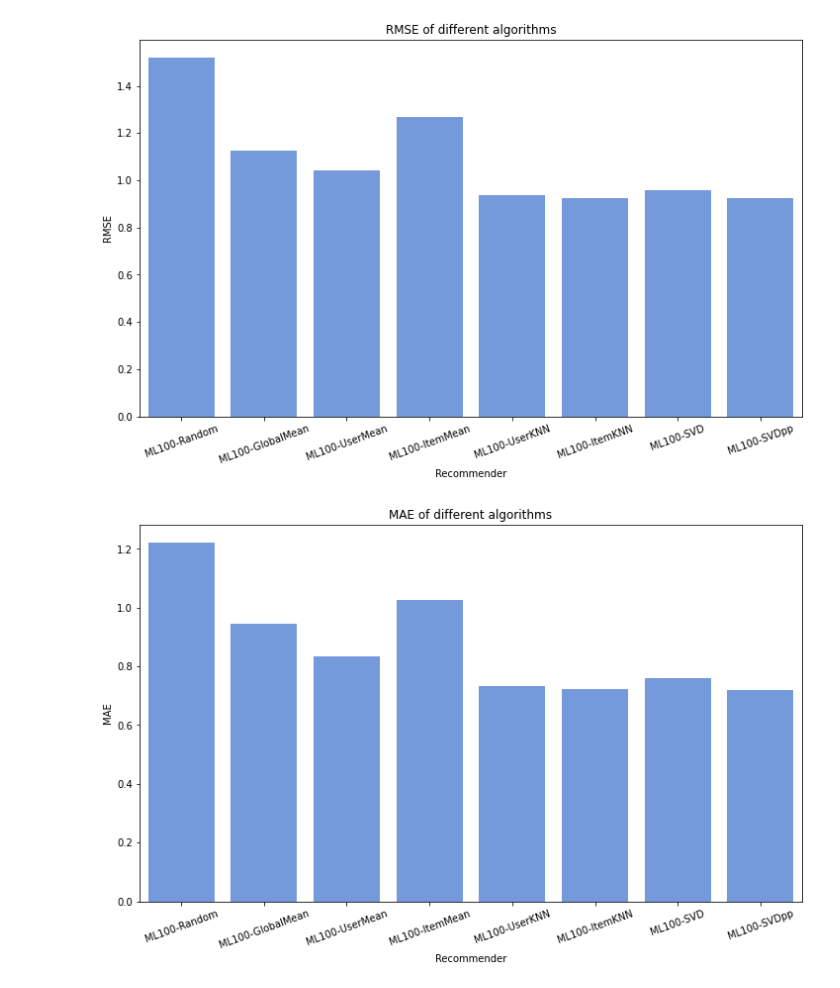
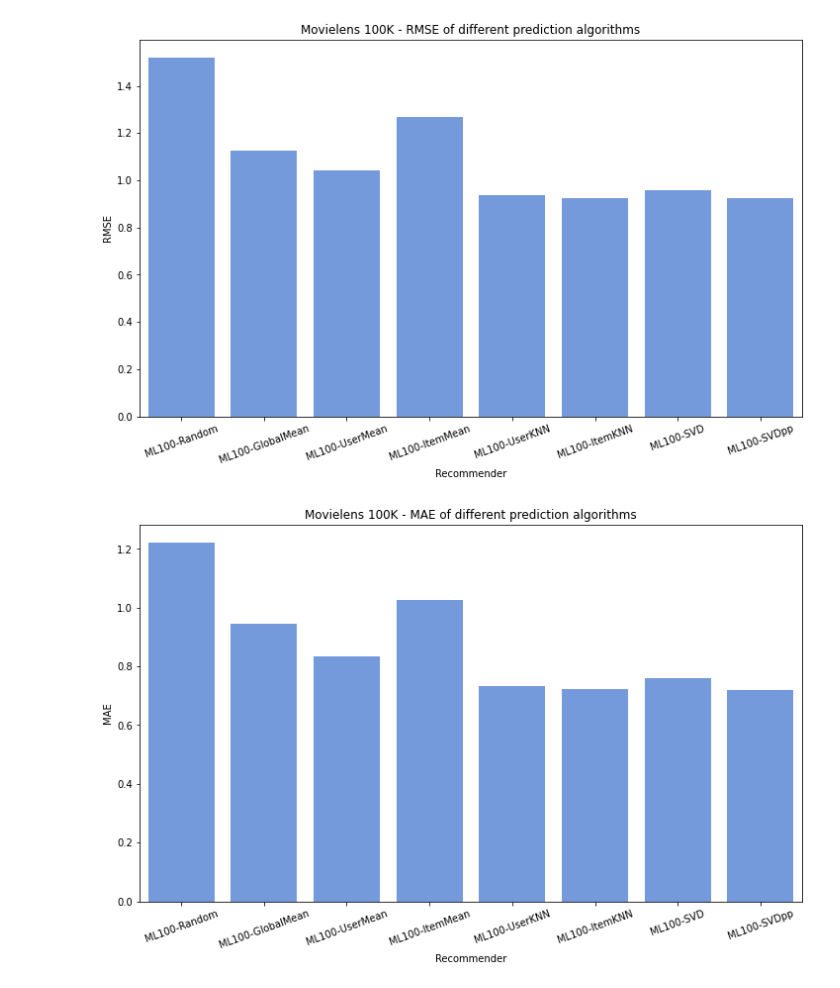
Before and after one commit to geriskenderi/recommender-systems, a Jupyter notebook: final_notebooks/Result-Presentation.ipynb, the cells around one changed output. Cells and saved outputs as stored; diff of their text form; code cells hidden in the pictures.

```diff
--- a/final_notebooks/Result-Presentation.ipynb
+++ b/final_notebooks/Result-Presentation.ipynb
@@ -48,22 +30,22 @@ plt.rcParams["figure.figsize"] = (12,7)
 # %%
 sns.barplot(x="Recommender", y="RMSE", data=ml100_rating_pred, color="cornflowerblue")
 plt.xticks(rotation=20)
-plt.title("RMSE of different algorithms")
+plt.title("Movielens 100K - RMSE of different prediction algorithms")
 plt.show()
 
 sns.barplot(x="Recommender", y="MAE", data=ml100_rating_pred, color="cornflowerblue")
 plt.xticks(rotation=20)
-plt.title("MAE of different algorithms")
+plt.title("Movielens 100K - MAE of different prediction algorithms")
 plt.show()
 
 plt.bar(ml100_rating_pred["Recommender"], ml100_rating_pred["RMSE"], color="cornflowerblue", label="ML")
 plt.bar(ml100_rating_pred["Recommender"], pda_rating_pred["RMSE"], color="salmon", label="PDA")
 plt.xticks(rotation=20)
 plt.title("Differences in RMSE between the two datasets")
 plt.legend()
 plt.show()
 # %% [output]
-[figure, old version]
+[figure, new version]
-[figure, old version]
+[figure, new version]
 [figure]
 # %%
```
Also changed, not shown: parts of 2 cells of this notebook, 18 other files.
